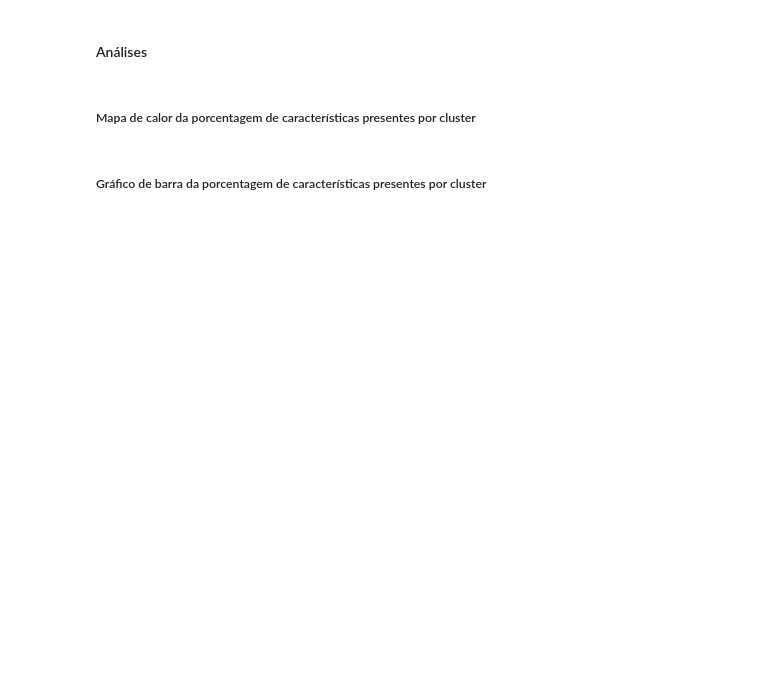
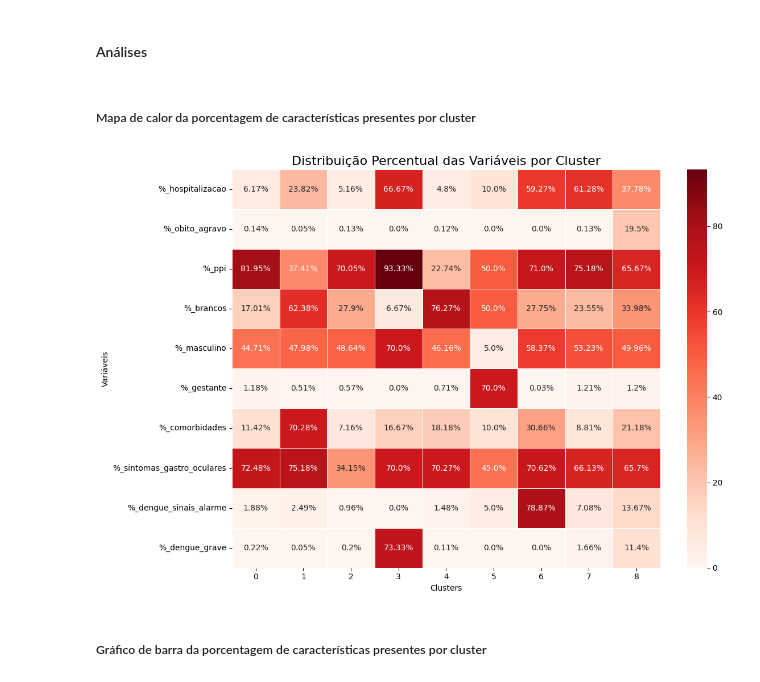
Before and after one commit to vortex2jm/degue-regional-clustering, a Jupyter notebook: regional_clustering.ipynb, the cells around one changed output. Drawn from its saved outputs; the diff is of its cells as text; code cells hidden in the pictures; blank space fills up the shorter version.

```diff
--- a/regional_clustering.ipynb
+++ b/regional_clustering.ipynb
@@ -393,13 +473,15 @@ stats_por_cluster = df_stats.groupby('cluster').mean()
 stats_por_cluster = stats_por_cluster * 100
 # %%
 plt.figure(figsize=(12, 8))
-sns.heatmap(stats_por_cluster.T, annot=stats_por_cluster.T.round(2).astype(str) + '%', fmt="", cmap='Reds')
+sns.heatmap(stats_por_cluster.T, annot=stats_por_cluster.T.round(2).astype(str) + '%', fmt="", cmap='Reds', linewidths=0.5)
 plt.title("Distribuição Percentual das Variáveis por Cluster", fontsize=16)
 plt.xlabel("Clusters")
 plt.ylabel("Variáveis")
 plt.tight_layout()
 plt.savefig(f"{CHARTS_PATH}clusters_features_distribution_heatmap.svg", format='svg', bbox_inches='tight')
 plt.show()
+# %% [output]
+[figure, added]
 # %% [markdown]
 ##### Gráfico de barra da porcentagem de características presentes por cluster
 # %%
```
Also changed, not shown: parts of 25 cells of this notebook.
